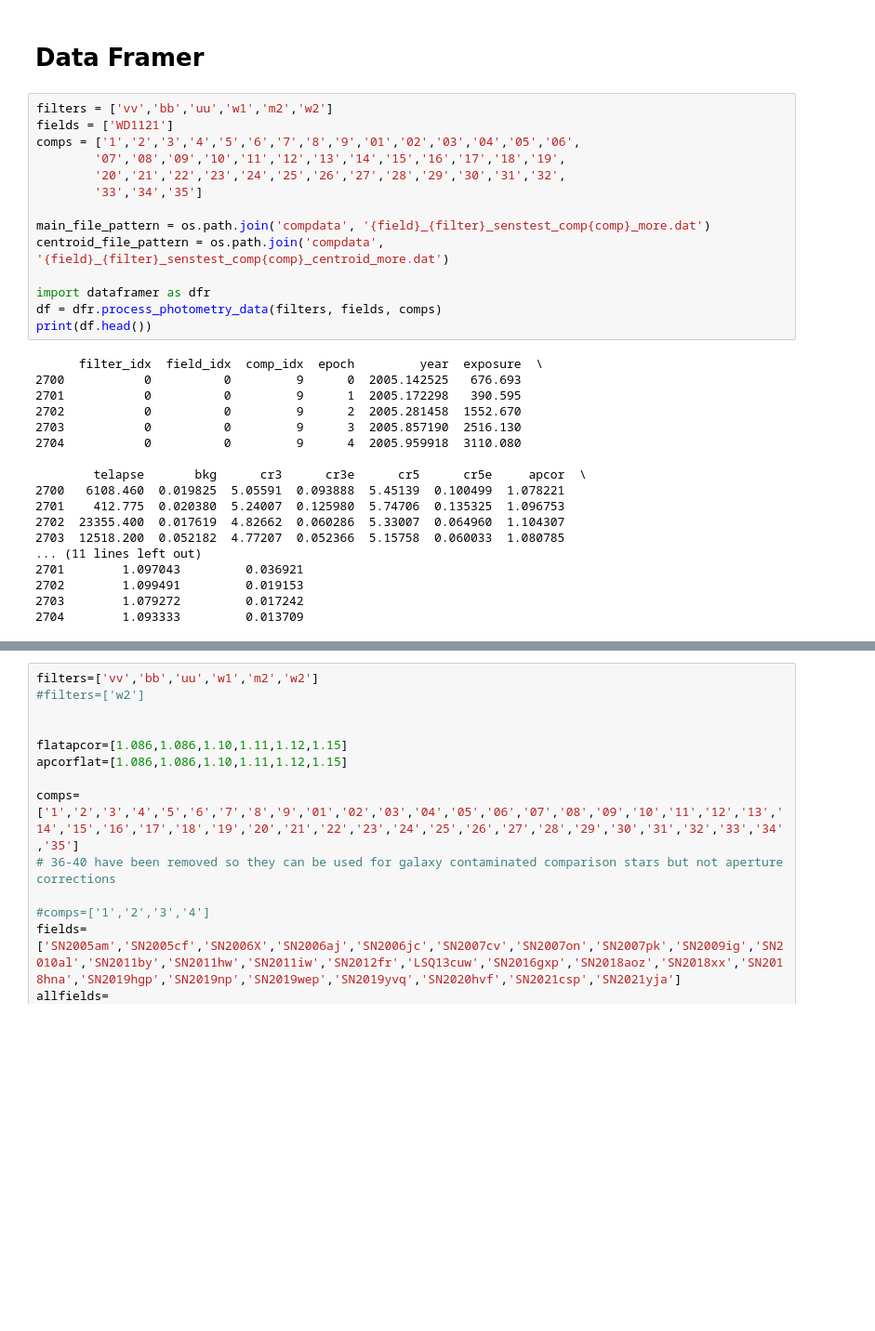
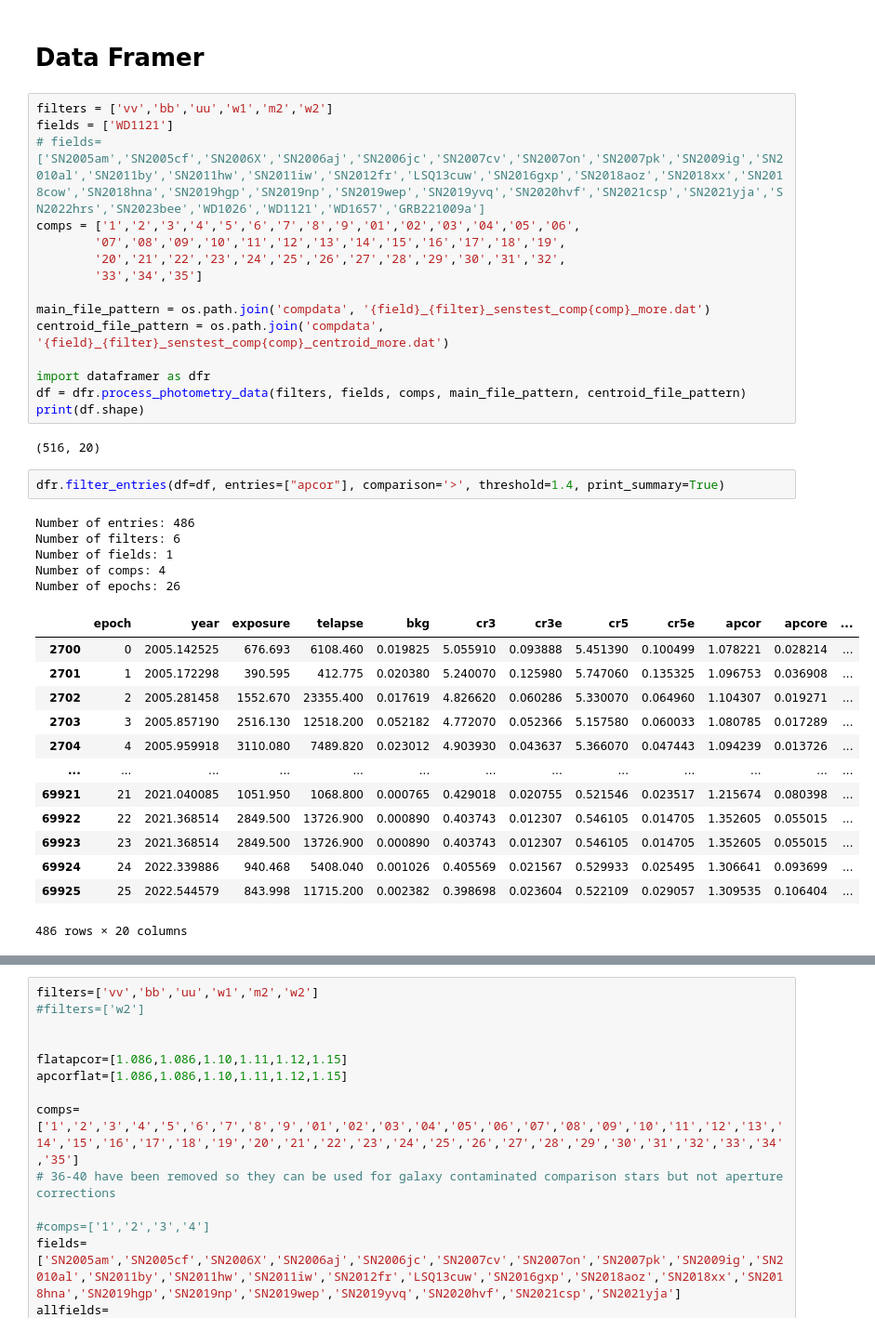
Before and after one commit to pbrown801/UVOTsens, a Jupyter notebook: apcor_sliced.ipynb, the cells around one changed output, grey strips where cells are left out. Shown at 93% size. Saved outputs shown, nothing was run; the diff lists cells and outputs as text; blank space fills up the shorter version.

```diff
--- a/apcor_sliced.ipynb
+++ b/apcor_sliced.ipynb
@@ -33,6 +33,7 @@ def reject_outliers(data, m=2):
 # %%
 filters = ['vv','bb','uu','w1','m2','w2']
 fields = ['WD1121']
+# fields=['SN2005am','SN2005cf','SN2006X','SN2006aj','SN2006jc','SN2007cv','SN2007on','SN2007pk','SN2009ig','SN2010al','SN2011by','SN2011hw','SN2011iw','SN2012fr','LSQ13cuw','SN2016gxp','SN2018aoz','SN2018xx','SN2018cow','SN2018hna','SN2019hgp','SN2019np','SN2019wep','SN2019yvq','SN2020hvf','SN2021csp','SN2021yja','SN2022hrs','SN2023bee','WD1026','WD1121','WD1657','GRB221009a']
 comps = ['1','2','3','4','5','6','7','8','9','01','02','03','04','05','06',
         '07','08','09','10','11','12','13','14','15','16','17','18','19',
         '20','21','22','23','24','25','26','27','28','29','30','31','32',
@@ -42,24 +43,29 @@ main_file_pattern = os.path.join('compdata', '{field}_{filter}_senstest_comp{com
 centroid_file_pattern = os.path.join('compdata', '{field}_{filter}_senstest_comp{comp}_centroid_more.dat')
 
 import dataframer as dfr
-df = dfr.process_photometry_data(filters, fields, comps)
-print(df.head())
+df = dfr.process_photometry_data(filters, fields, comps, main_file_pattern, centroid_file_pattern)
+print(df.shape)
 # %% [output]
-      filter_idx  field_idx  comp_idx  epoch         year  exposure  \
-2700           0          0         9      0  2005.142525   676.693
-2701           0          0         9      1  2005.172298   390.595
-2702           0          0         9      2  2005.281458  1552.670
-2703           0          0         9      3  2005.857190  2516.130
-2704           0          0         9      4  2005.959918  3110.080
-
-        telapse       bkg      cr3      cr3e      cr5      cr5e     apcor  \
-2700   6108.460  0.019825  5.05591  0.093888  5.45139  0.100499  1.078221
-2701    412.775  0.020380  5.24007  0.125980  5.74706  0.135325  1.096753
-2702  23355.400  0.017619  4.82662  0.060286  5.33007  0.064960  1.104307
-2703  12518.200  0.052182  4.77207  0.052366  5.15758  0.060033  1.080785
-... (11 lines left out)
-2701        1.097043         0.036921
-2702        1.099491         0.019153
-2703        1.079272         0.017242
-2704        1.093333         0.013709
+(516, 20)
+# %%
+dfr.filter_entries(df=df, entries=["apcor"], comparison='>', threshold=1.4, print_summary=True)
+# %% [output]
+Number of entries: 486
+Number of filters: 6
+Number of fields: 1
+Number of comps: 4
+Number of epochs: 26
+|  | epoch | year | exposure | telapse | bkg | cr3 | cr3e | cr5 | cr5e | apcor | apcore | ... |
+| 2700 | 0 | 2005.142525 | 676.693 | 6108.460 | 0.019825 | 5.055910 | 0.093888 | 5.451390 | 0.100499 | 1.078221 | 0.028214 | ... |
+| 2701 | 1 | 2005.172298 | 390.595 | 412.775 | 0.020380 | 5.240070 | 0.125980 | 5.747060 | 0.135325 | 1.096753 | 0.036908 | ... |
+| 2702 | 2 | 2005.281458 | 1552.670 | 23355.400 | 0.017619 | 4.826620 | 0.060286 | 5.330070 | 0.064960 | 1.104307 | 0.019271 | ... |
+| 2703 | 3 | 2005.857190 | 2516.130 | 12518.200 | 0.052182 | 4.772070 | 0.052366 | 5.157580 | 0.060033 | 1.080785 | 0.017289 | ... |
+| 2704 | 4 | 2005.959918 | 3110.080 | 7489.820 | 0.023012 | 4.903930 | 0.043637 | 5.366070 | 0.047443 | 1.094239 | 0.013726 | ... |
+| ... | ... | ... | ... | ... | ... | ... | ... | ... | ... | ... | ... | ... |
+| 69921 | 21 | 2021.040085 | 1051.950 | 1068.800 | 0.000765 | 0.429018 | 0.020755 | 0.521546 | 0.023517 | 1.215674 | 0.080398 | ... |
+| 69922 | 22 | 2021.368514 | 2849.500 | 13726.900 | 0.000890 | 0.403743 | 0.012307 | 0.546105 | 0.014705 | 1.352605 | 0.055015 | ... |
+| 69923 | 23 | 2021.368514 | 2849.500 | 13726.900 | 0.000890 | 0.403743 | 0.012307 | 0.546105 | 0.014705 | 1.352605 | 0.055015 | ... |
+| 69924 | 24 | 2022.339886 | 940.468 | 5408.040 | 0.001026 | 0.405569 | 0.021567 | 0.529933 | 0.025495 | 1.306641 | 0.093699 | ... |
+| 69925 | 25 | 2022.544579 | 843.998 | 11715.200 | 0.002382 | 0.398698 | 0.023604 | 0.522109 | 0.029057 | 1.309535 | 0.106404 | ... |
+486 rows × 20 columns
 # %%
```
Also changed, not shown: parts of 12 cells of this notebook, 11 other files.
